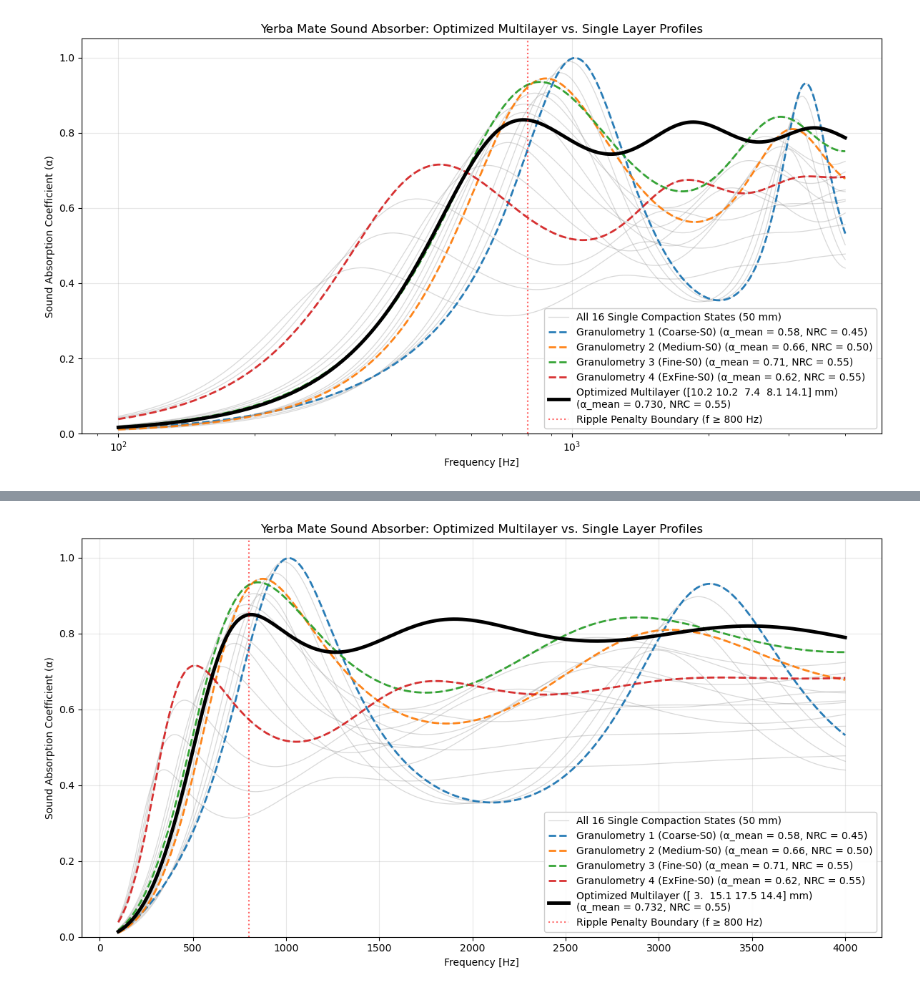
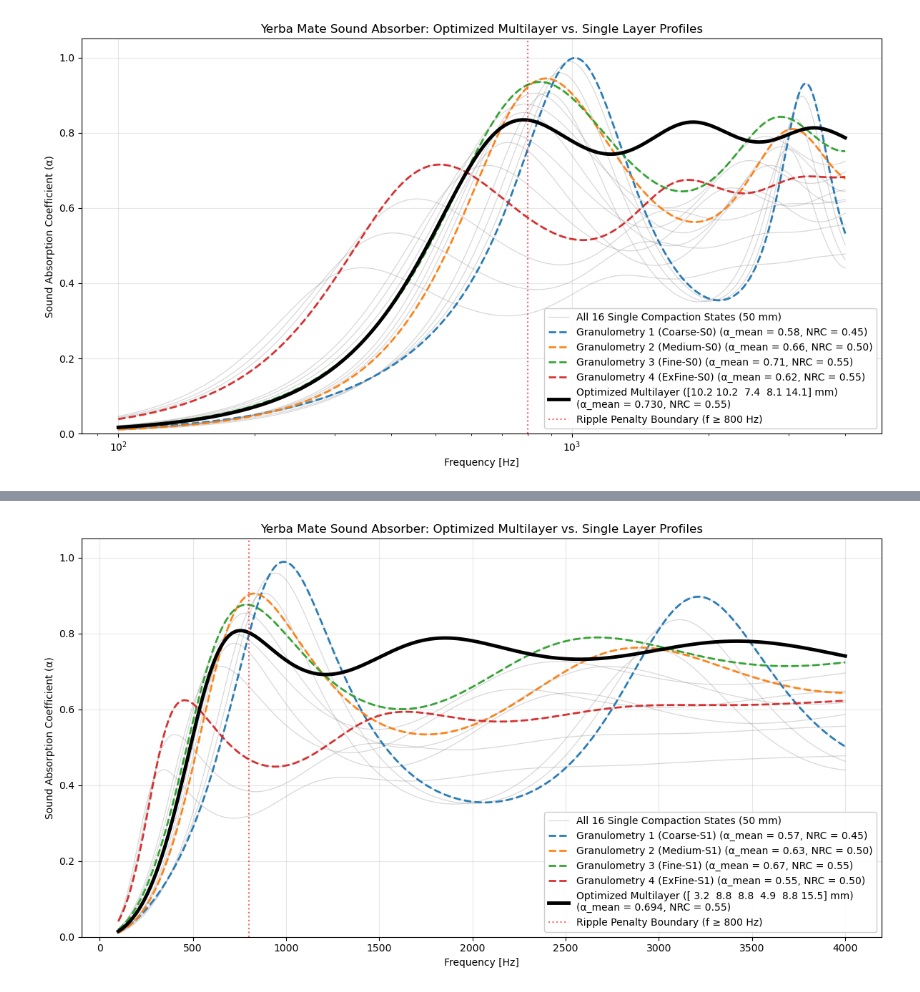
Before and after one commit to joaquinaicrag/UNIBS, a Jupyter notebook: Paper3-YMOptimization/optimization_multilayer.ipynb, the cells around one changed output, grey strips where cells are left out. Saved outputs shown, nothing was run; the diff lists cells and outputs as text; code cells hidden in the pictures.

Commit message:
comp multi

```diff
--- a/Paper3-YMOptimization/optimization_multilayer.ipynb
+++ b/Paper3-YMOptimization/optimization_multilayer.ipynb
@@ -3207,14 +1249,14 @@ from scipy.optimize import minimize
 # =================================================================
 MATERIAL_DATABASE = {
     # COARSE (Granulometry 1)
-    (1, 'S0'): {
-        'name': 'Coarse-S0',
-        'phi': 0.41,
-        'sigma': 5377,
-        'alpha': 1.94,
-        'L': 211e-6,
-        'Lp': 221e-6,
-    },
+    # (1, 'S0'): {
+    #     'name': 'Coarse-S0',
+    #     'phi': 0.41,
+    #     'sigma': 5377,
+    #     'alpha': 1.94,
+    #     'L': 211e-6,
+    #     'Lp': 221e-6,
+    # },
     (1, 'S1'): {
         'name': 'Coarse-S1',
         'phi': 0.39,
@@ -3240,14 +1282,14 @@ MATERIAL_DATABASE = {
         'Lp': 170e-6,
     },
     # MEDIUM (Granulometry 2)
-    (2, 'S0'): {
-        'name': 'Medium-S0',
-        'phi': 0.45,
-        'sigma': 14811,
-        'alpha': 1.62,
-        'L': 86e-6,
-        'Lp': 102e-6,
-    },
+    # (2, 'S0'): {
+    #     'name': 'Medium-S0',
+    #     'phi': 0.45,
+    #     'sigma': 14811,
+    #     'alpha': 1.62,
+    #     'L': 86e-6,
+    #     'Lp': 102e-6,
+    # },
     (2, 'S1'): {
         'name': 'Medium-S1',
         'phi': 0.42,
@@ -3273,14 +1315,14 @@ MATERIAL_DATABASE = {
         'Lp': 74e-6,
     },
     # FINE (Granulometry 3)
-    (3, 'S0'): {
-        'name': 'Fine-S0',
-        'phi': 0.54,
-        'sigma': 19934,
-        'alpha': 1.63,
-        'L': 71e-6,
-        'Lp': 85e-6,
-    },
+    # (3, 'S0'): {
+    #     'name': 'Fine-S0',
+    #     'phi': 0.54,
+    #     'sigma': 19934,
+    #     'alpha': 1.63,
+    #     'L': 71e-6,
+    #     'Lp': 85e-6,
+    # },
     (3, 'S1'): {
         'name': 'Fine-S1',
         'phi': 0.50,
@@ -3306,14 +1348,14 @@ MATERIAL_DATABASE = {
         'Lp': 57e-6,
     },
     # EXTRA-FINE (Granulometry 4)
-    (4, 'S0'): {
-        'name': 'ExFine-S0',
-        'phi': 0.57,
-        'sigma': 41344,
-        'alpha': 2.50,
-        'L': 38e-6,
-        'Lp': 47e-6,
-    },
+    # (4, 'S0'): {
+    #     'name': 'ExFine-S0',
+    #     'phi': 0.57,
+    #     'sigma': 41344,
+    #     'alpha': 2.50,
+    #     'L': 38e-6,
+    #     'Lp': 47e-6,
+    # },
     (4, 'S1'): {
         'name': 'ExFine-S1',
         'phi': 0.52,
@@ -3450,7 +1492,7 @@ def calculate_flatness_cost(
 # =================================================================
 # 4. CONTINUOUS SLSQP OPTIMIZATION WITH INTERMEDIATE STEPS
 # =================================================================
-NUM_LAYERS = 4
+NUM_LAYERS = 6
 TOTAL_THICKNESS = 0.05  # 50 mm
 MIN_THICKNESS = 0.003  # 3 mm
 FREQS = np.linspace(100, 4000, 500)
@@ -3551,10 +1593,10 @@ single_layer_metrics.sort(key=lambda x: x['nrc'], reverse=True)
 
 # 4 primary granulometry keys for colored dashed emphasis
 granulometry_representatives = {
-    1: (1, 'S0'),
-    2: (2, 'S0'),
-    3: (3, 'S0'),
-    4: (4, 'S0'),
+    1: (1, 'S1'),
+    2: (2, 'S1'),
+    3: (3, 'S1'),
+    4: (4, 'S1'),
 }
 
 gran_colors = {
@@ -3565,10 +1607,10 @@ gran_colors = {
 }
 
 gran_names = {
-    1: 'Granulometry 1 (Coarse-S0)',
-    2: 'Granulometry 2 (Medium-S0)',
-    3: 'Granulometry 3 (Fine-S0)',
-    4: 'Granulometry 4 (ExFine-S0)',
+    1: 'Granulometry 1 (Coarse-S1)',
+    2: 'Granulometry 2 (Medium-S1)',
+    3: 'Granulometry 3 (Fine-S1)',
+    4: 'Granulometry 4 (ExFine-S1)',
 }
 
 # =================================================================
@@ -3611,7 +1653,7 @@ opt_raw_nrc, opt_rounded_nrc = calculate_nrc(
     best_flat_thicknesses, best_flat_config
 )
 
-csv_multi_filename = 'multilayer_optimized_design.csv'
+csv_multi_filename = 'multilayer_optimized_design_'+str(NUM_LAYERS)+'_layers_'+str(TOTAL_THICKNESS*1000)+'mm.csv'
 with open(csv_multi_filename, mode='w', newline='') as file:
   writer = csv.writer(file)
   writer.writerow(['Layer Order', 'Material Name', 'Thickness [mm]'])
@@ -3642,9 +1684,7 @@ print(
 print('=' * 75)
 print('SINGLE LAYERS PERFORMANCE SUMMARY (50 mm Thickness)')
 print('=' * 75)
-print(
-    f'{"Material Name":<15} | {"Mean Alpha (100-4000Hz)":<25} | {"NRC'' (Standard)":<15}'
-)
+print(f'{"Material Name":<15} | {"Mean Alpha (100-4000Hz)":<25} | {"NRC (Standard)":<15}')
 print('-' * 75)
 for m in single_layer_metrics:
   print(f"{m['name']:<15} | {m['mean_alpha']:<25.4f} | {m['nrc']:<15.2f}")
@@ -3750,2 +1790,2 @@ Post-Resonance Ripple Std    : 0.0236
 ===========================================================================
-[figure, old version]
+[figure, new version]
```
Also changed, not shown: parts of 12 cells of this notebook, 9 other files.
